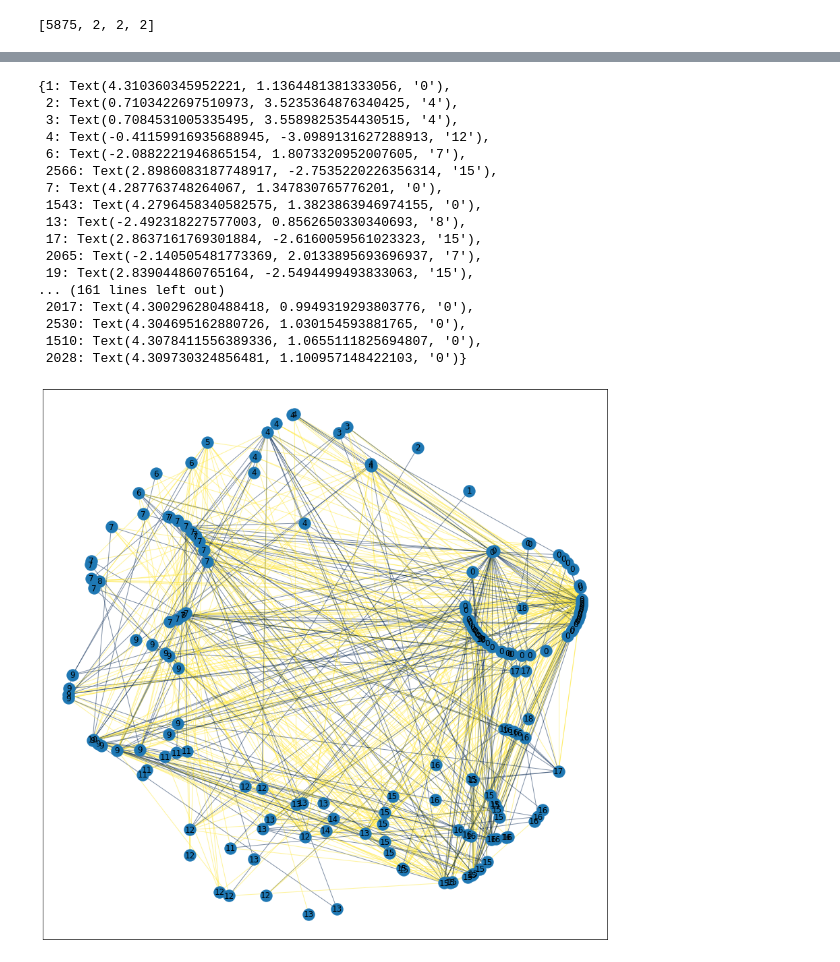
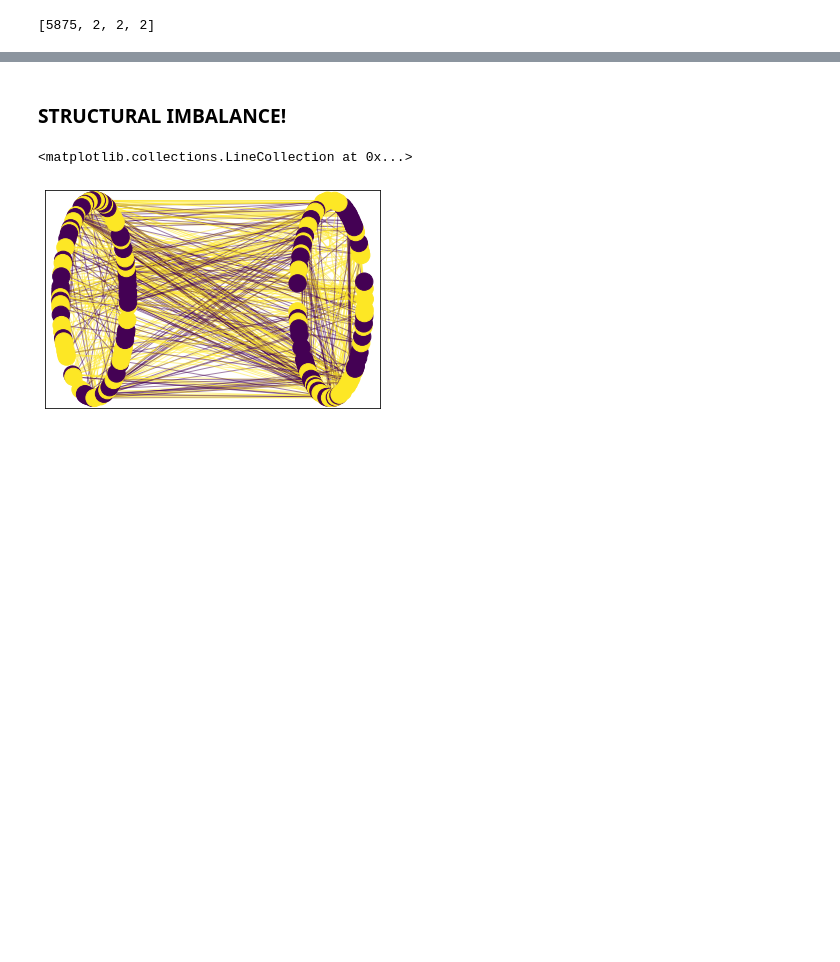
Before and after one commit to Harshp1802/signed_networks, a Jupyter notebook: Spectral_Clustering.ipynb, the cells around one changed output, grey strips where cells are left out. Cells and saved outputs as stored; diff of their text form; code cells hidden in the pictures; blank space fills up the shorter version.

Commit message:
clustering-2

```diff
--- a/Spectral_Clustering.ipynb
+++ b/Spectral_Clustering.ipynb
@@ -97,9 +133,7 @@ SMALLEST = mapp[min(e[e > 0])]
 # %%
 from sklearn.cluster import SpectralClustering, KMeans
-i = np.where(e < 0.5)[0]
-U = np.array(np.real(SMALLEST.T))
 print(U.shape)
-km = KMeans(init='k-means++', n_clusters=19)
+km = KMeans(n_clusters=k)
 km.fit(U)
 km.labels_
 # %% [output]
@@ -135,2 +198,23 @@ for ea in pos.keys():
 # %%
 colos = list((np.array(list(nx.get_edge_attributes(H,"Weight").values()) ) > 0).astype(int))
+# %%
+# --- Begin_myhack ---
+# All this code should replace original `pos=nx.spring_layout(graph)`
+import numpy as np
+pos = nx.circular_layout(H)   # replaces your original pos=...
+# prep center points (along circle perimeter) for the clusters
+angs = np.linspace(0, 2*np.pi, 1+len(dic.keys()))
+repos = []
+rad = 3.5     # radius of circle
+for ea in angs:
+    if ea > 0:
+        #print(rad*np.cos(ea), rad*np.sin(ea))  # location of each cluster
+        repos.append(np.array([rad*np.cos(ea), rad*np.sin(ea)]))
+for ea in pos.keys():
+    posx = 0
+    for i in dic.keys():
+        if(ea in dic[i]):
+            posx = i
+    #print(ea, pos[ea], pos[ea]+repos[posx], color, posx)
+    pos[ea] += repos[posx]
+# --- End_myhack ---
@@ -137,3 +250,15 @@ colos = list((np.array(list(nx.get_edge_attributes(H,"Weight").values()) ) > 0).
+# %% [markdown]
+### STRUCTURAL IMBALANCE!
+# %%
+import dimod
+WW = nx.get_edge_attributes(H,"Weight")
+nx.set_edge_attributes(H, WW, "sign")
+sampler = dimod.RandomSampler()
+f, c = dnx.structural_imbalance(H, sampler)
+# %%
+dic = defaultdict(list)
+for i in list(H.nodes):
+    dic[c[i]].append(i)
 # %%
 # --- Begin_myhack ---
 # All this code should replace original `pos=nx.spring_layout(graph)`
@@ -156,28 +281,9 @@ for ea in pos.keys():
     pos[ea] += repos[posx]
 # --- End_myhack ---
 # %%
-plt.figure(figsize = (15,15))
-# plt.xlim(-(r*len(dic.keys()) + r),r*len(dic.keys()) + r + 10)
-# plt.ylim(-(r*len(dic.keys()) + r),r*len(dic.keys()) + r + 10)
-nx.draw_networkx_nodes(H, pos = pos)
-nx.draw_networkx_edges(H, pos = pos, width=1.0, alpha=0.5, edge_color = colos, edge_cmap = plt.cm.cividis)
-nx.draw_networkx_labels(H, labels = dict(zip(list(H.nodes), km.labels_)), pos = pos)
+nx.draw_networkx_nodes(H, pos = pos, node_color = list(c.values()))
+nx.draw_networkx_edges(H, pos = pos, width=1.0, alpha=0.5, edge_color = colos) # , edge_cmap = plt.cm.RdBu
+# nx.draw_networkx_labels(H, labels = dict(zip(list(H.nodes), km.labels_)), pos = pos)
 # %% [output]
-{1: Text(4.310360345952221, 1.1364481381333056, '0'),
- 2: Text(0.7103422697510973, 3.5235364876340425, '4'),
- 3: Text(0.7084531005335495, 3.5589825354430515, '4'),
- 4: Text(-0.41159916935688945, -3.0989131627288913, '12'),
- 6: Text(-2.0882221946865154, 1.8073320952007605, '7'),
- 2566: Text(2.8986083187748917, -2.7535220226356314, '15'),
- 7: Text(4.287763748264067, 1.347830765776201, '0'),
- 1543: Text(4.2796458340582575, 1.3823863946974155, '0'),
- 13: Text(-2.492318227577003, 0.8562650330340693, '8'),
- 17: Text(2.8637161769301884, -2.6160059561023323, '15'),
- 2065: Text(-2.140505481773369, 2.0133895693696937, '7'),
- 19: Text(2.839044860765164, -2.5494499493833063, '15'),
-... (161 lines left out)
- 2017: Text(4.300296280488418, 0.9949319293803776, '0'),
- 2530: Text(4.304695162880726, 1.030154593881765, '0'),
- 1510: Text(4.3078411556389336, 1.0655111825694807, '0'),
- 2028: Text(4.309730324856481, 1.100957148422103, '0')}
+<matplotlib.collections.LineCollection at 0x...>
-[figure, old version]
+[figure, new version]
```
Also changed, not shown: parts of 16 cells of this notebook.
